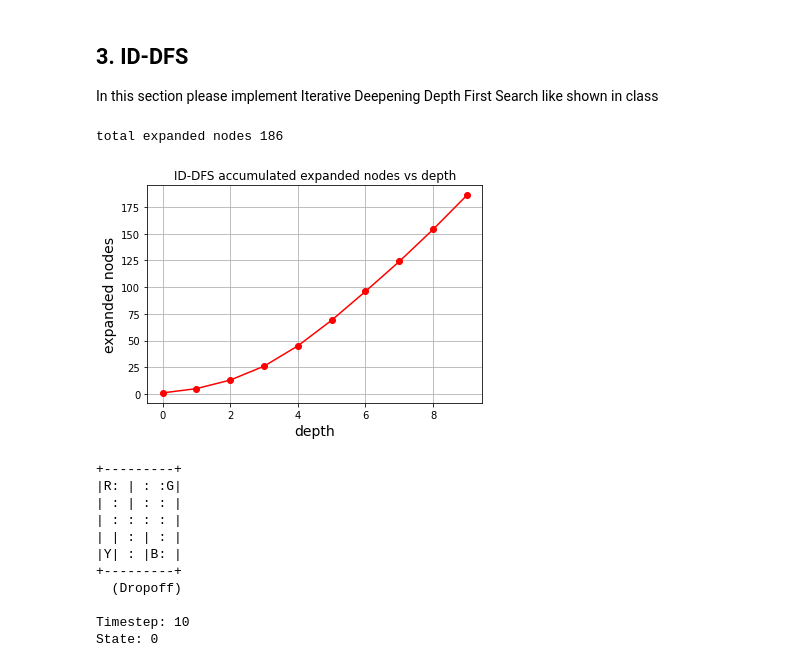
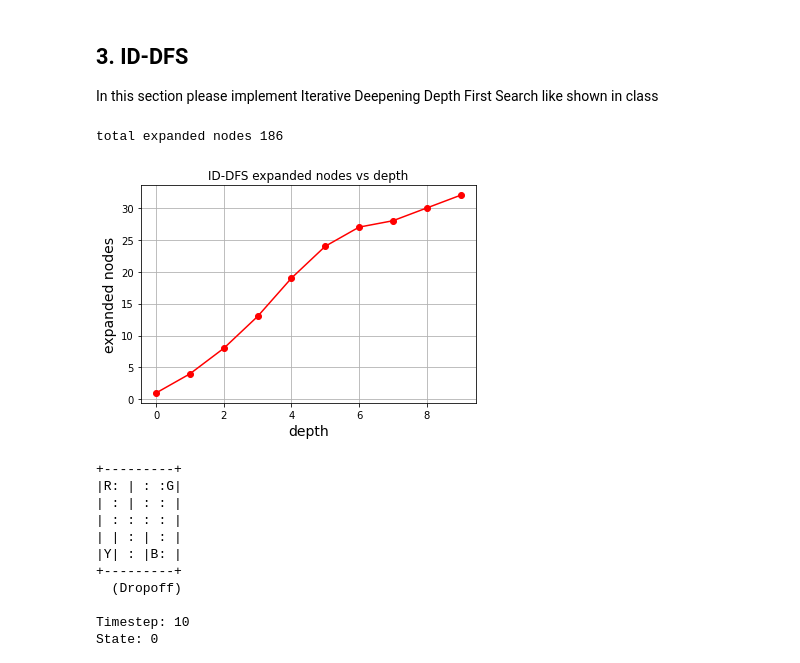
Before and after one commit to ynahum/ai_hw, a Jupyter notebook: hw1/236501_HW1.ipynb, the cells around one changed output. Saved outputs shown, nothing was run; the diff lists cells and outputs as text; code cells hidden in the pictures.

Commit message:
hw1 id-dfs expanded nodes vs depth

```diff
--- a/hw1/236501_HW1.ipynb
+++ b/hw1/236501_HW1.ipynb
@@ -593,31 +593,31 @@ def id_dfs(first_state, depth):
 # %%
 if GlobalDefs.enable_testing:
     expanded_nodes_list = []
     id_depth_list = []
     env.s = 328
     initial_depth = 0 # random depth
     frames,reward = id_dfs(env.s, initial_depth)
     #print(expanded_nodes_list)
     id_accumulated_expanded_nodes = []
     sum = 0
     for expanded_nodes in expanded_nodes_list:
         sum += expanded_nodes
         id_accumulated_expanded_nodes.append(sum)
     print(f"total expanded nodes {np.sum(expanded_nodes_list)}")
     fig,ax = plt.subplots()
-    ax.plot(id_depth_list, id_accumulated_expanded_nodes, color='r', marker="o")
+    ax.plot(id_depth_list, expanded_nodes_list, color='r', marker="o")
     ax.set_xlabel("depth",fontsize=14)
     ax.set_ylabel("expanded nodes",fontsize=14)
 
-    plt.title("ID-DFS accumulated expanded nodes vs depth")
+    plt.title("ID-DFS expanded nodes vs depth")
 
     # Adding legend, which helps us recognize the curve according to it's color
     plt.grid(True)
 
     plt.show()
 # %% [output]
 total expanded nodes 186
-[figure, old version]
+[figure, new version]
 # %%
 if GlobalDefs.enable_testing:
     print_frames(frames)
```
Also changed, not shown: 1 other file.
